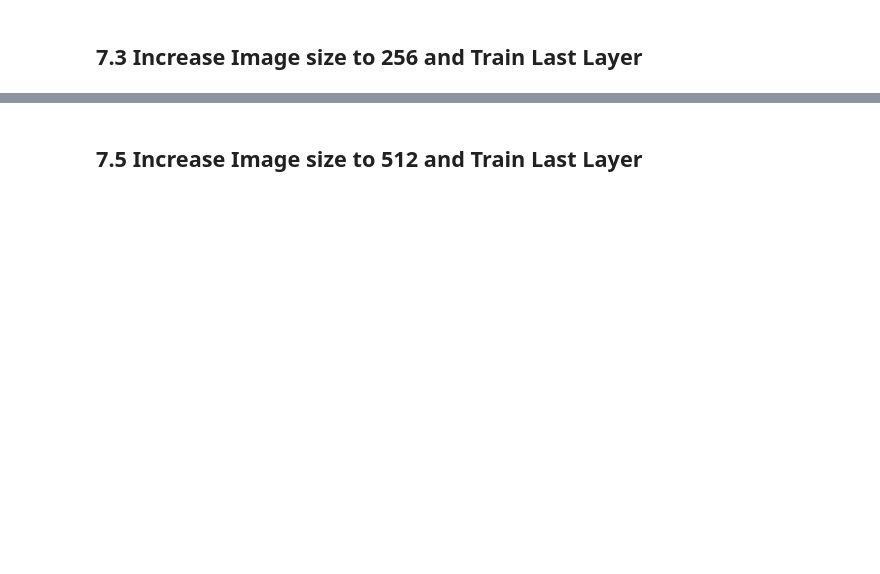
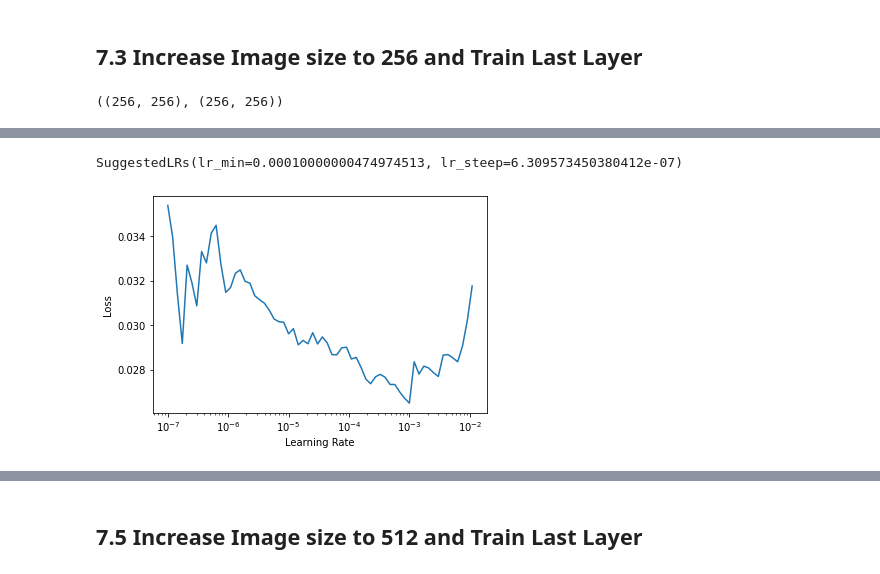
Before and after one commit to mrkcmd/bualabs, a Jupyter notebook: nbs/03c_image_segmentation_siim_acr_pneumothorax_fastai2.ipynb, the cells around one changed output, grey strips where cells are left out. Drawn from its saved outputs; the diff is of its cells as text; code cells hidden in the pictures; blank space fills up the shorter version.

```diff
--- a/nbs/03c_image_segmentation_siim_acr_pneumothorax_fastai2.ipynb
+++ b/nbs/03c_image_segmentation_siim_acr_pneumothorax_fastai2.ipynb
@@ -536,7 +517,9 @@ learn.save('03c-unet-resnet34-128-2')
 # %%
-bs=24
+bs=48
 
 SZ = 256
 path = data_path4
+# %%
+data = getDataBlock(SZ)
 # %%
 dls = data.dataloaders(path/'train', bs=bs)
@@ -542,0 +528,4 @@ dls = data.dataloaders(path/'train', bs=bs)
+# %%
+dls.train_ds[0][0].shape, dls.train_ds[0][1].shape
+# %% [output]
+((256, 256), (256, 256))
@@ -543,5 +536,8 @@ dls = data.dataloaders(path/'train', bs=bs)
 # %%
 learn = getLearner(dls)
 # %%
-learn.load('03c-unet-resnet34-128-2')
+learn.load('03c-unet-resnet34-128-3')
 learn.freeze()
+# %%
+learn.lr_find()
+# %% [output]
@@ -547,0 +545,2 @@ learn.freeze()
+SuggestedLRs(lr_min=0.00010000000474974513, lr_steep=6.309573450380412e-07)
+[figure, added]
```
Also changed, not shown: parts of 85 cells of this notebook.
